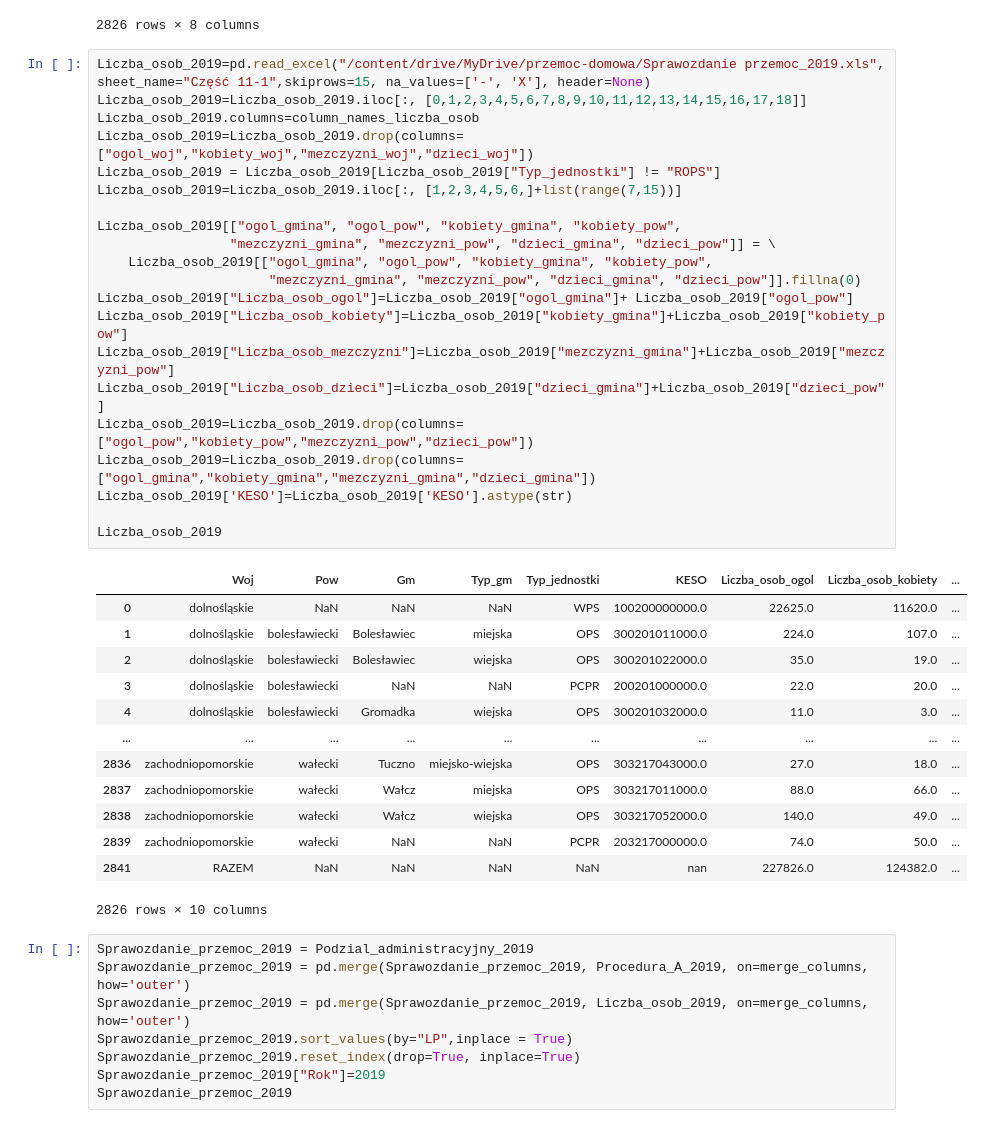
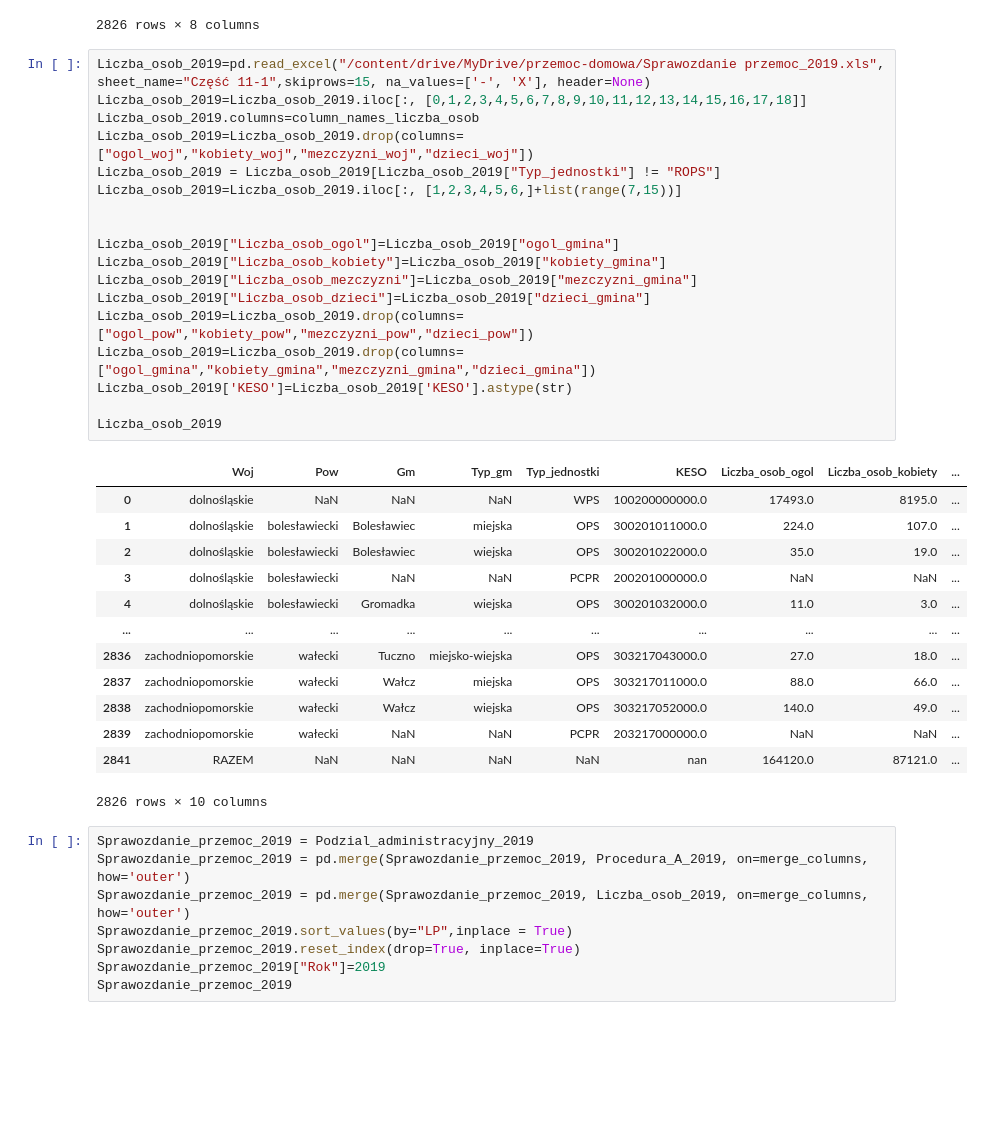
Before and after one commit to Francho03/Praca-licencjacka, a Jupyter notebook: Niebieska_karta.ipynb, the cells around one changed output. Saved outputs shown, nothing was run; the diff lists cells and outputs as text; blank space fills up the shorter version.

```diff
--- a/Niebieska_karta.ipynb
+++ b/Niebieska_karta.ipynb
@@ -447,37 +442,34 @@ See the caveats in the documentation: https://pandas.pydata.org/pandas-docs/stab
 # %%
 Liczba_osob_2019=pd.read_excel("/content/drive/MyDrive/przemoc-domowa/Sprawozdanie przemoc_2019.xls", sheet_name="Część 11-1",skiprows=15, na_values=['-', 'X'], header=None)
 Liczba_osob_2019=Liczba_osob_2019.iloc[:, [0,1,2,3,4,5,6,7,8,9,10,11,12,13,14,15,16,17,18]]
 Liczba_osob_2019.columns=column_names_liczba_osob
 Liczba_osob_2019=Liczba_osob_2019.drop(columns=["ogol_woj","kobiety_woj","mezczyzni_woj","dzieci_woj"])
 Liczba_osob_2019 = Liczba_osob_2019[Liczba_osob_2019["Typ_jednostki"] != "ROPS"]
 Liczba_osob_2019=Liczba_osob_2019.iloc[:, [1,2,3,4,5,6,]+list(range(7,15))]
 
-Liczba_osob_2019[["ogol_gmina", "ogol_pow", "kobiety_gmina", "kobiety_pow",
-                 "mezczyzni_gmina", "mezczyzni_pow", "dzieci_gmina", "dzieci_pow"]] = \
-    Liczba_osob_2019[["ogol_gmina", "ogol_pow", "kobiety_gmina", "kobiety_pow",
-                      "mezczyzni_gmina", "mezczyzni_pow", "dzieci_gmina", "dzieci_pow"]].fillna(0)
-Liczba_osob_2019["Liczba_osob_ogol"]=Liczba_osob_2019["ogol_gmina"]+ Liczba_osob_2019["ogol_pow"]
-Liczba_osob_2019["Liczba_osob_kobiety"]=Liczba_osob_2019["kobiety_gmina"]+Liczba_osob_2019["kobiety_pow"]
-Liczba_osob_2019["Liczba_osob_mezczyzni"]=Liczba_osob_2019["mezczyzni_gmina"]+Liczba_osob_2019["mezczyzni_pow"]
-Liczba_osob_2019["Liczba_osob_dzieci"]=Liczba_osob_2019["dzieci_gmina"]+Liczba_osob_2019["dzieci_pow"]
+
+Liczba_osob_2019["Liczba_osob_ogol"]=Liczba_osob_2019["ogol_gmina"]
+Liczba_osob_2019["Liczba_osob_kobiety"]=Liczba_osob_2019["kobiety_gmina"]
+Liczba_osob_2019["Liczba_osob_mezczyzni"]=Liczba_osob_2019["mezczyzni_gmina"]
+Liczba_osob_2019["Liczba_osob_dzieci"]=Liczba_osob_2019["dzieci_gmina"]
 Liczba_osob_2019=Liczba_osob_2019.drop(columns=["ogol_pow","kobiety_pow","mezczyzni_pow","dzieci_pow"])
 Liczba_osob_2019=Liczba_osob_2019.drop(columns=["ogol_gmina","kobiety_gmina","mezczyzni_gmina","dzieci_gmina"])
 Liczba_osob_2019['KESO']=Liczba_osob_2019['KESO'].astype(str)
 
 Liczba_osob_2019
 # %% [output]
 |  | Woj | Pow | Gm | Typ_gm | Typ_jednostki | KESO | Liczba_osob_ogol | Liczba_osob_kobiety | ... |
-| 0 | dolnośląskie | NaN | NaN | NaN | WPS | 100200000000.0 | 22625.0 | 11620.0 | ... |
+| 0 | dolnośląskie | NaN | NaN | NaN | WPS | 100200000000.0 | 17493.0 | 8195.0 | ... |
 | 1 | dolnośląskie | bolesławiecki | Bolesławiec | miejska | OPS | 300201011000.0 | 224.0 | 107.0 | ... |
 | 2 | dolnośląskie | bolesławiecki | Bolesławiec | wiejska | OPS | 300201022000.0 | 35.0 | 19.0 | ... |
-| 3 | dolnośląskie | bolesławiecki | NaN | NaN | PCPR | 200201000000.0 | 22.0 | 20.0 | ... |
+| 3 | dolnośląskie | bolesławiecki | NaN | NaN | PCPR | 200201000000.0 | NaN | NaN | ... |
 | 4 | dolnośląskie | bolesławiecki | Gromadka | wiejska | OPS | 300201032000.0 | 11.0 | 3.0 | ... |
 | ... | ... | ... | ... | ... | ... | ... | ... | ... | ... |
 | 2836 | zachodniopomorskie | wałecki | Tuczno | miejsko-wiejska | OPS | 303217043000.0 | 27.0 | 18.0 | ... |
 | 2837 | zachodniopomorskie | wałecki | Wałcz | miejska | OPS | 303217011000.0 | 88.0 | 66.0 | ... |
 | 2838 | zachodniopomorskie | wałecki | Wałcz | wiejska | OPS | 303217052000.0 | 140.0 | 49.0 | ... |
-| 2839 | zachodniopomorskie | wałecki | NaN | NaN | PCPR | 203217000000.0 | 74.0 | 50.0 | ... |
-| 2841 | RAZEM | NaN | NaN | NaN | NaN | nan | 227826.0 | 124382.0 | ... |
+| 2839 | zachodniopomorskie | wałecki | NaN | NaN | PCPR | 203217000000.0 | NaN | NaN | ... |
+| 2841 | RAZEM | NaN | NaN | NaN | NaN | nan | 164120.0 | 87121.0 | ... |
 2826 rows × 10 columns
 # %%
 Sprawozdanie_przemoc_2019 = Podzial_administracyjny_2019
```
Also changed, not shown: parts of 14 cells of this notebook.
